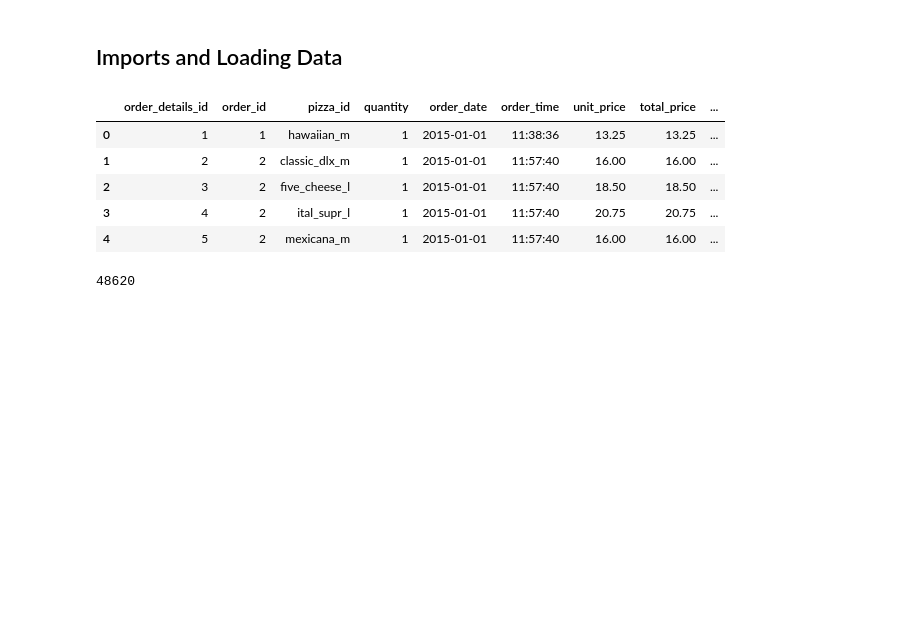
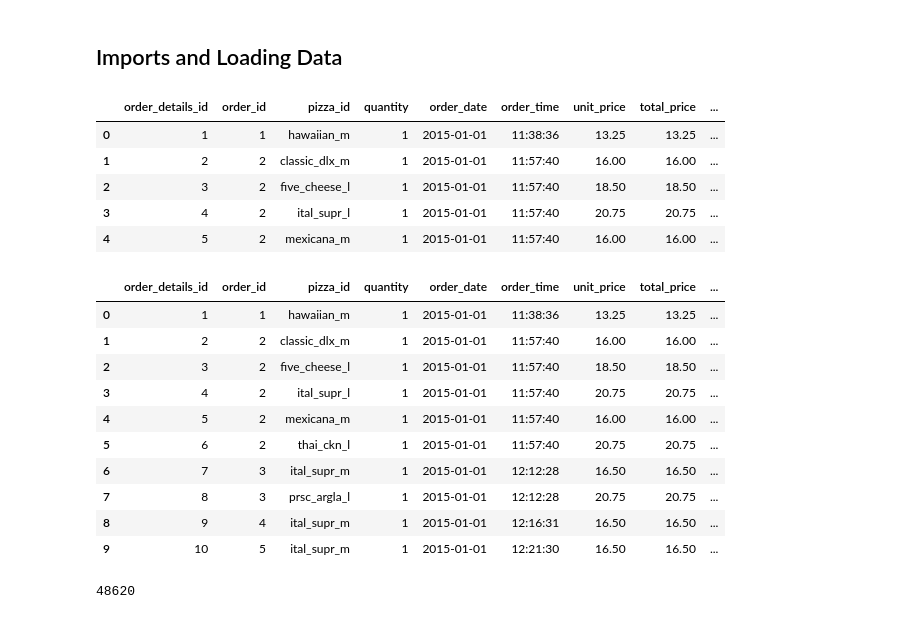
Before and after one commit to Caveexplorer/Kitchen-Sales-Forecasting, a Jupyter notebook: kitchen_sales_forecasting_cleaning.ipynb, the cells around one changed output. Saved outputs shown, nothing was run; the diff lists cells and outputs as text; code cells hidden in the pictures; blank space fills up the shorter version.

```diff
--- a/kitchen_sales_forecasting_cleaning.ipynb
+++ b/kitchen_sales_forecasting_cleaning.ipynb
@@ -14,6 +14,20 @@ df.head()
 | 2 | 3 | 2 | five_cheese_l | 1 | 2015-01-01 | 11:57:40 | 18.50 | 18.50 | ... |
 | 3 | 4 | 2 | ital_supr_l | 1 | 2015-01-01 | 11:57:40 | 20.75 | 20.75 | ... |
 | 4 | 5 | 2 | mexicana_m | 1 | 2015-01-01 | 11:57:40 | 16.00 | 16.00 | ... |
+# %%
+df.head(10)
+# %% [output]
+|  | order_details_id | order_id | pizza_id | quantity | order_date | order_time | unit_price | total_price | ... |
+| 0 | 1 | 1 | hawaiian_m | 1 | 2015-01-01 | 11:38:36 | 13.25 | 13.25 | ... |
+| 1 | 2 | 2 | classic_dlx_m | 1 | 2015-01-01 | 11:57:40 | 16.00 | 16.00 | ... |
+| 2 | 3 | 2 | five_cheese_l | 1 | 2015-01-01 | 11:57:40 | 18.50 | 18.50 | ... |
+| 3 | 4 | 2 | ital_supr_l | 1 | 2015-01-01 | 11:57:40 | 20.75 | 20.75 | ... |
+| 4 | 5 | 2 | mexicana_m | 1 | 2015-01-01 | 11:57:40 | 16.00 | 16.00 | ... |
+| 5 | 6 | 2 | thai_ckn_l | 1 | 2015-01-01 | 11:57:40 | 20.75 | 20.75 | ... |
+| 6 | 7 | 3 | ital_supr_m | 1 | 2015-01-01 | 12:12:28 | 16.50 | 16.50 | ... |
+| 7 | 8 | 3 | prsc_argla_l | 1 | 2015-01-01 | 12:12:28 | 20.75 | 20.75 | ... |
+| 8 | 9 | 4 | ital_supr_m | 1 | 2015-01-01 | 12:16:31 | 16.50 | 16.50 | ... |
+| 9 | 10 | 5 | ital_supr_m | 1 | 2015-01-01 | 12:21:30 | 16.50 | 16.50 | ... |
 # %%
 len(df)
 # %% [output]
```
